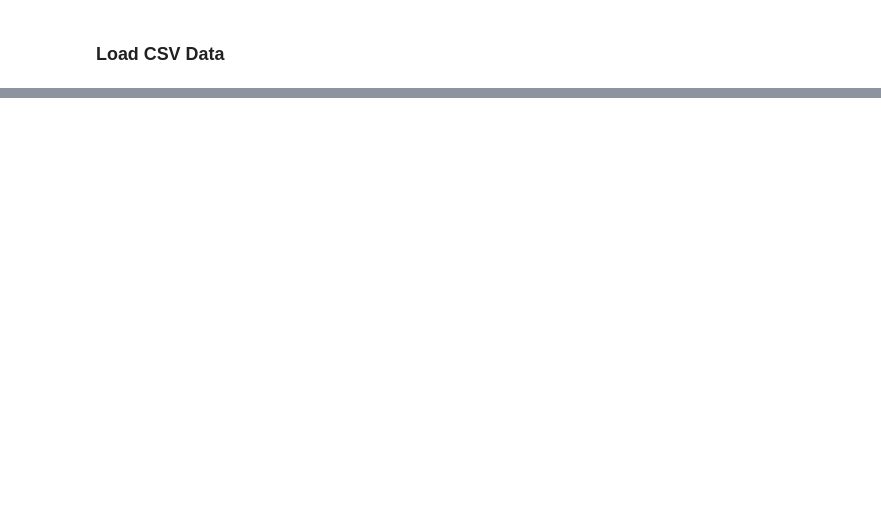
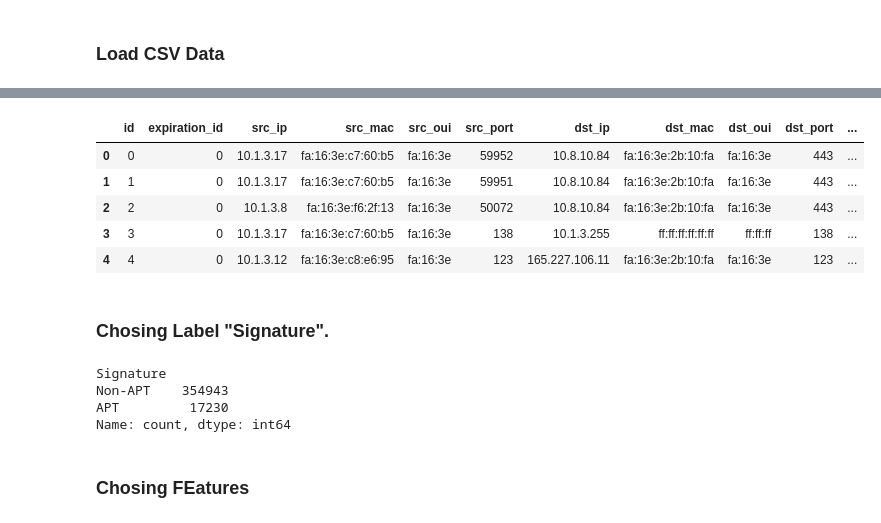
Before and after one commit to rakinplaban/APT_work, a Jupyter notebook: unraveled/unraveled-dataset-host-log-cleaning.ipynb, the cells around one changed output, grey strips where cells are left out. Cells and saved outputs as stored; diff of their text form; code cells hidden in the pictures; blank space fills up the shorter version.

```diff
--- a/unraveled/unraveled-dataset-host-log-cleaning.ipynb
+++ b/unraveled/unraveled-dataset-host-log-cleaning.ipynb
@@ -102,36 +2,0 @@ Name: count, dtype: int64
-# %%
-import os
-import pandas as pd
-import warnings
-
-# Ensure warnings are displayed
-warnings.filterwarnings("always", category=pd.errors.DtypeWarning)
-
-# Base directory where your dataset is stored
-base_directory = "D:\\DU files\\APT\\focused\\unraveled\\unraveled APT\\data\\network-flows\\cleaned"
-
-# List all CSV files in the base directory and its subdirectories
-csv_files = []
-for root, _, files in os.walk(base_directory):
-    for file in files:
-        if file.endswith('.csv'):
-            csv_files.append(os.path.join(root, file))
-
-# Check each CSV file individually for DtypeWarning
-problematic_files = []
-
-for file_path in csv_files:
-    try:
-        # Load the CSV file with low_memory=True to trigger DtypeWarning
-        pd.read_csv(file_path, low_memory=True)
-    except pd.errors.DtypeWarning as e:
-        print(f"DtypeWarning encountered with file: {file_path}")
-        problematic_files.append((file_path, str(e)))
-
-# If there are problematic files, list them
-if problematic_files:
-    print("Problematic CSV files:")
-    for file, warning in problematic_files:
-        print(f"{file}: {warning}")
-else:
-    print("No DtypeWarnings encountered.")
@@ -238,0 +82,23 @@ Name: count, dtype: int64
+# %%
+combined_data.head()
+# %% [output]
+|  | id | expiration_id | src_ip | src_mac | src_oui | src_port | dst_ip | dst_mac | dst_oui | dst_port | ... |
+| 0 | 0 | 0 | 10.1.3.17 | fa:16:3e:c7:60:b5 | fa:16:3e | 59952 | 10.8.10.84 | fa:16:3e:2b:10:fa | fa:16:3e | 443 | ... |
+| 1 | 1 | 0 | 10.1.3.17 | fa:16:3e:c7:60:b5 | fa:16:3e | 59951 | 10.8.10.84 | fa:16:3e:2b:10:fa | fa:16:3e | 443 | ... |
+| 2 | 2 | 0 | 10.1.3.8 | fa:16:3e:f6:2f:13 | fa:16:3e | 50072 | 10.8.10.84 | fa:16:3e:2b:10:fa | fa:16:3e | 443 | ... |
+| 3 | 3 | 0 | 10.1.3.17 | fa:16:3e:c7:60:b5 | fa:16:3e | 138 | 10.1.3.255 | ff:ff:ff:ff:ff:ff | ff:ff:ff | 138 | ... |
+| 4 | 4 | 0 | 10.1.3.12 | fa:16:3e:c8:e6:95 | fa:16:3e | 123 | 165.227.106.11 | fa:16:3e:2b:10:fa | fa:16:3e | 123 | ... |
+# %% [markdown]
+### Chosing Label "Signature".
+# %%
+combined_data['Signature'] = combined_data['Signature'].apply(lambda x: 'APT' if x == 'APT' else 'Non-APT')
+
+# Check the distribution of the new label
+print(combined_data['Signature'].value_counts())
+# %% [output]
+Signature
+Non-APT    354943
+APT         17230
+Name: count, dtype: int64
+# %% [markdown]
+### Chosing FEatures
```
Also changed, not shown: parts of 27 cells of this notebook.
